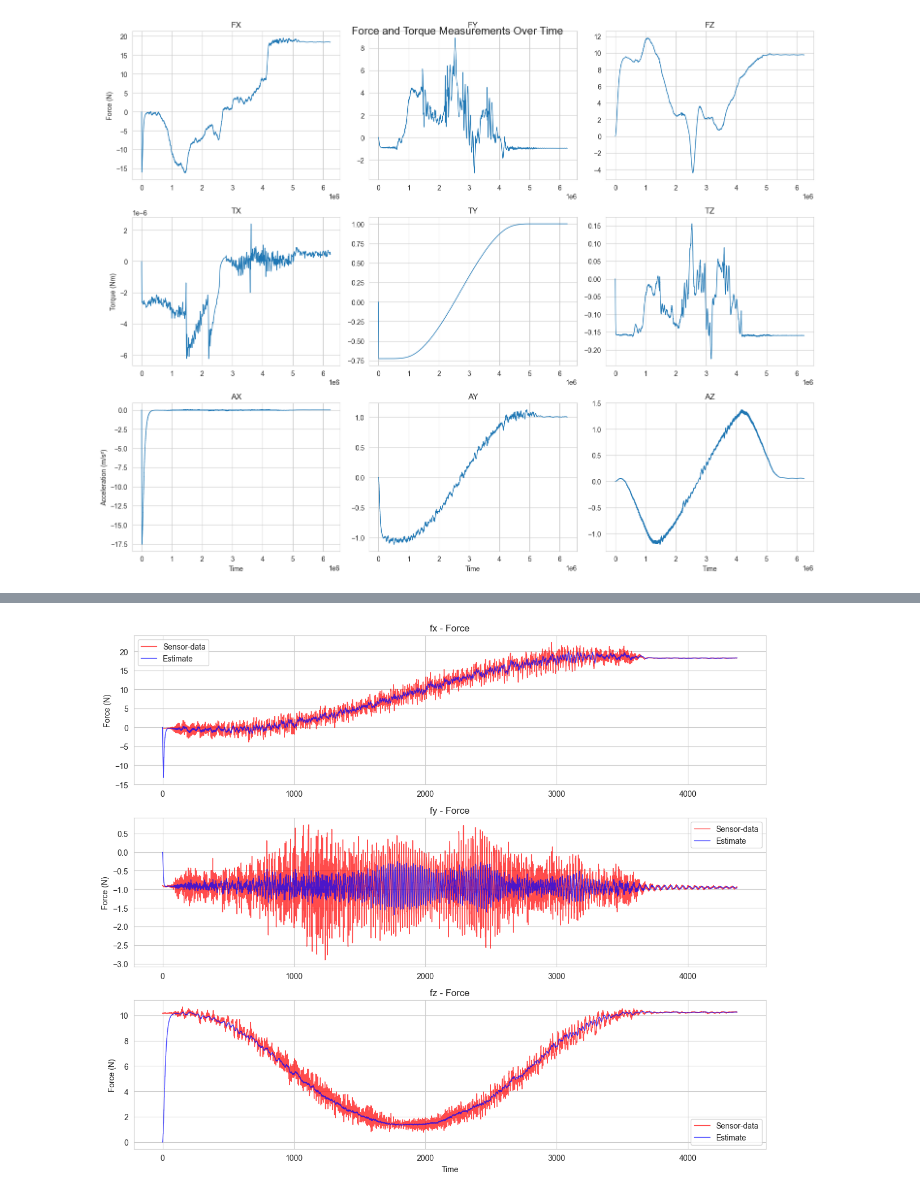
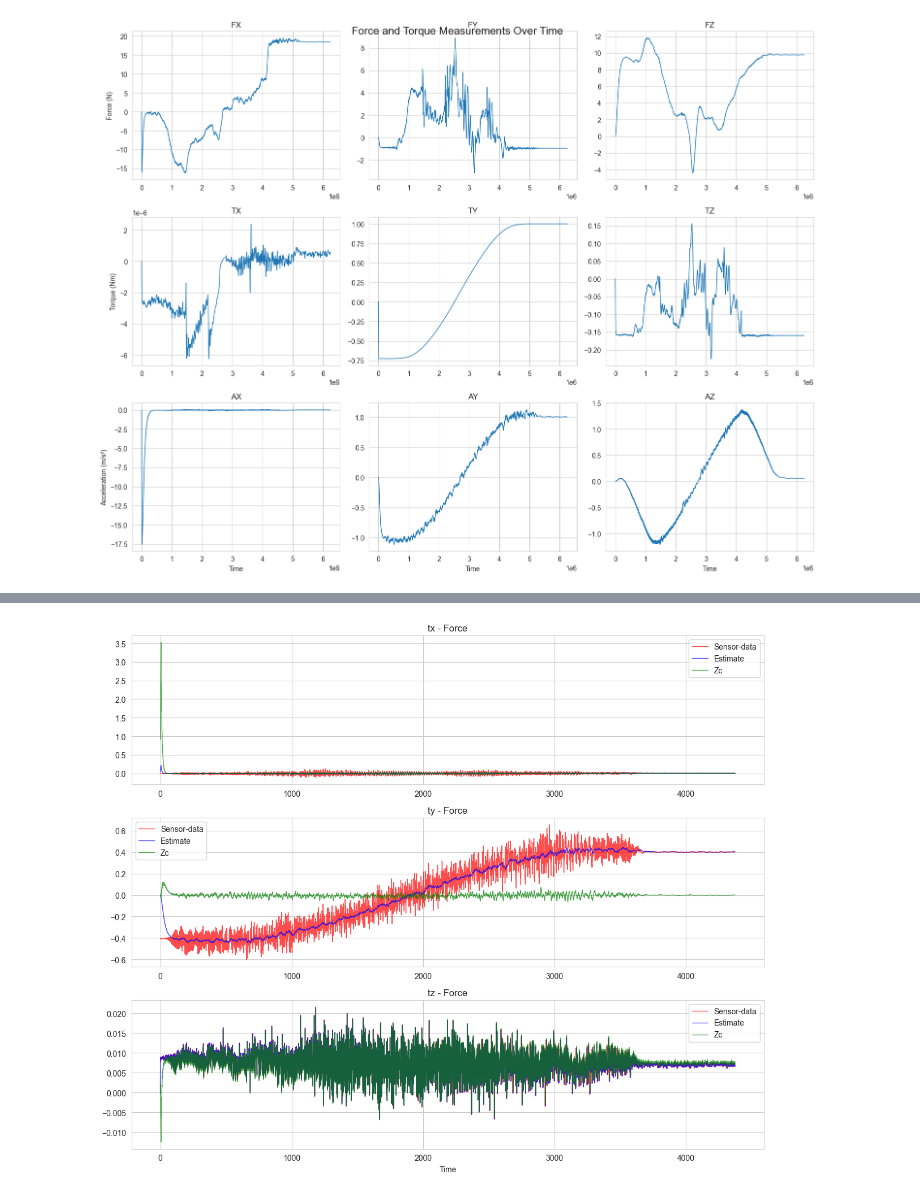
Before and after one commit to KGKrohn/AIS2202_State_estimation_Gr3, a Jupyter notebook: kyb_data/datakyb.ipynb, the cells around one changed output, grey strips where cells are left out. Drawn from its saved outputs; the diff is of its cells as text; code cells hidden in the pictures.

```diff
--- a/kyb_data/datakyb.ipynb
+++ b/kyb_data/datakyb.ipynb
@@ -117,7 +117,6 @@ def plot_combined_data(force_torque_csv, vibrations_csv, ft_stretch_factor=0.5):
 
 
         axs[idx].set_ylabel('Acceleration (m/s²)')
-
     axs[-1].set_xlabel('Time')
 
     plt.tight_layout()
@@ -125,6 +124,6 @@ def plot_combined_data(force_torque_csv, vibrations_csv, ft_stretch_factor=0.5):
     return fig
 
 # Example usage
-fig = plot_combined_data('3-Test1.csv', '1-baseline_wrench.csv')
+fig = plot_combined_data('1-FTS.csv', '1-baseline_accel.csv')
 plt.show()
 # %% [output]
@@ -186,56 +235,107 @@ plt.show()
 # %%
 import pandas as pd
 import matplotlib.pyplot as plt
 import numpy as np
 
-def plot_combined_data(force_torque_csv, vibrations_csv, ft_stretch_factor=0.5):
+def plot_combined_data(force_torque_csv, vibrations_csv, zc_csv,ft_stretch_factor=0.5):
     df_ft = pd.read_csv(force_torque_csv)
     df_vib = pd.read_csv(vibrations_csv)
+    df_zc = pd.read_csv(zc_csv)
 
     vib_time = np.arange(len(df_vib))
     ft_time = np.linspace(0, len(df_vib), len(df_ft))
+    zc_time = np.linspace(0, len(df_vib), len(df_zc))
 
     fig, axs = plt.subplots(3, 1, figsize=(12, 10))
 
-    force_components = ['fx', 'fy', 'fz']
+    force_components = ['tx', 'ty', 'tz']
 
-    for idx, component in enumerate(force_components):
 
-        axs[idx].plot(vib_time,
-                     df_vib[component],
-                     label='Sensor-data',
-                     color='red',
-                     alpha=0.7,
-                     linewidth=1)
 
-        axs[idx].plot(ft_time,
-                     df_ft[component],
-                     label='Estimate',
-                     color='blue',
-                     alpha=0.7,
-                     linewidth=1)
+    axs[0].plot(vib_time,
+                 df_vib[force_components[0]]-0.432449,
+                 label='Sensor-data',
+                 color='red',
+                 alpha=0.7,
+                 linewidth=1)
+    axs[1].plot(vib_time,
+                 df_vib[force_components[1]]- -0.692162,
+                 label='Sensor-data',
+                 color='red',
+                 alpha=0.7,
+                 linewidth=1)
+    axs[2].plot(vib_time,
+                 df_vib[force_components[2]]- -0.156746,
+                 label='Sensor-data',
+                 color='red',
+                 alpha=0.7,
+                 linewidth=1)
 
-        axs[idx].set_title(f'{component} - Force')
-        axs[idx].grid(True)
-        axs[idx].legend()
 
-        if df_ft[component].abs().max() < 0.001:
-            axs[idx].ticklabel_format(style='sci', axis='y', scilimits=(0,0))
 
-        axs[idx].set_ylabel('Force (N)')
+    axs[0].plot(ft_time,
+                 df_ft[force_components[0]],
+                 label='Estimate',
+                 color='blue',
+                 alpha=0.7,
+                 linewidth=1)
+    axs[1].plot(ft_time,
+                 df_ft[force_components[1]],
+                 label='Estimate',
+                 color='blue',
+                 alpha=0.7,
+                 linewidth=1)
+    axs[2].plot(ft_time,
+                 df_ft[force_components[2]],
+                 label='Estimate',
+                 color='blue',
+                 alpha=0.7,
+                 linewidth=1)
+
+    axs[0].plot(zc_time,
+                 df_zc[force_components[0]],
+                 label='Zc',
+                 color='green',
+                 alpha=0.7,
+                 linewidth=1)
+    axs[1].plot(zc_time,
+                 df_zc[force_components[1]],
+                 label='Zc',
+                 color='green',
+                 alpha=0.7,
+                 linewidth=1)
+    axs[2].plot(zc_time,
+                 df_zc[force_components[2]],
+                 label='Zc',
+                 color='green',
+                 alpha=0.7,
+                 linewidth=1)
+
+    axs[0].set_title(f'{force_components[0]} - Force')
+    axs[0].grid(True)
+    axs[0].legend()
+
+    axs[1].set_title(f'{force_components[1]} - Force')
+    axs[1].grid(True)
+    axs[1].legend()
+
+    axs[2].set_title(f'{force_components[2]} - Force')
+    axs[2].grid(True)
+    axs[2].legend()
+
 
     axs[-1].set_xlabel('Time')
 
 
     plt.tight_layout()
 
     return fig
 
 
-fig = plot_combined_data('1-F.csv', '1-baseline_wrench.csv')
+fig = plot_combined_data('1-FTS_unbias.csv', '1-baseline_wrench.csv','1-Zc_unbias.csv')
 plt.show()
 # %% [output]
-[figure, old version]
+[figure, new version]
 # %%
 import pandas as pd
 import matplotlib.pyplot as plt
```
Also changed, not shown: parts of 6 cells of this notebook, 8 other files.
